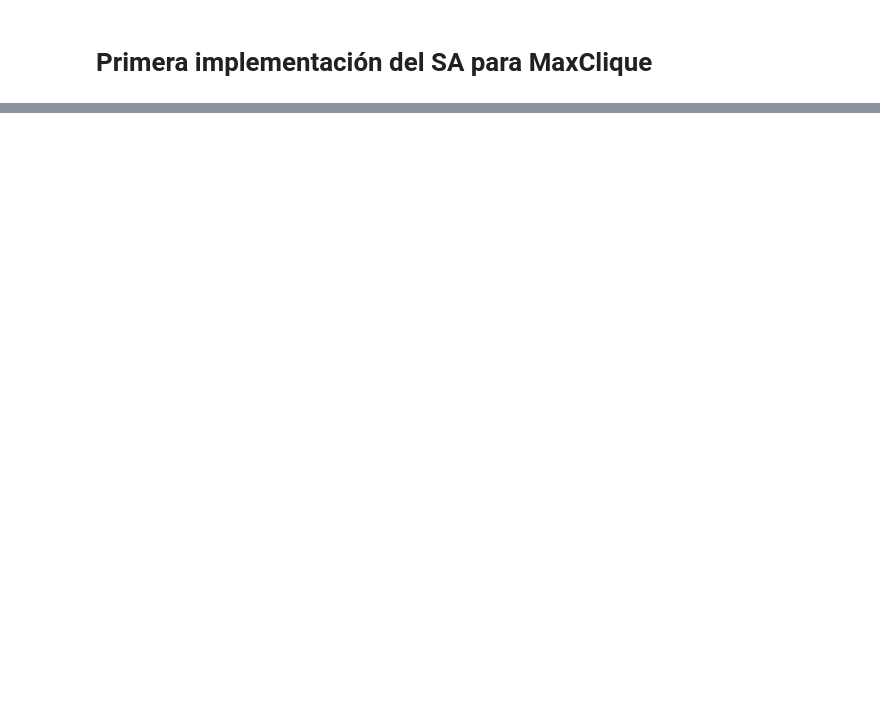
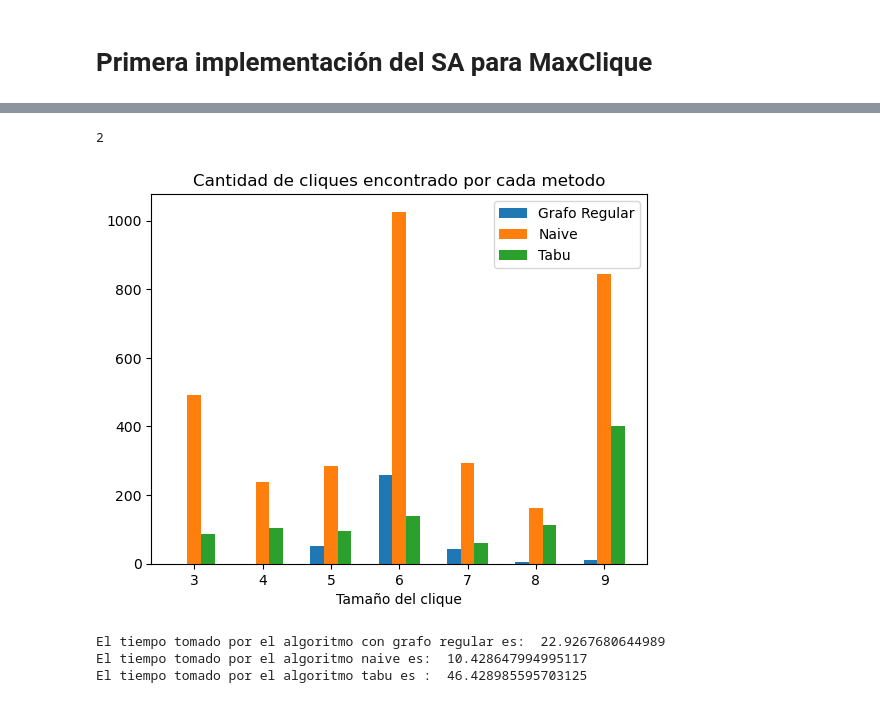
Before and after one commit to snadosas/clique_stochastic, a Jupyter notebook: DecisionMCliqueConSA_2.ipynb, the cells around one changed output, grey strips where cells are left out. Drawn from its saved outputs; the diff is of its cells as text; code cells hidden in the pictures; blank space fills up the shorter version.

```diff
--- a/DecisionMCliqueConSA_2.ipynb
+++ b/DecisionMCliqueConSA_2.ipynb
@@ -521,5 +680 @@ def MaxClique_SA(steps,A,m_inicial,beta, penalizacion,sensibilidad):
-# %%
-#Se elige una funcion de penalizacion
-def p_1(k):
-    return 1/(k**3)
 # %%
@@ -563,6 +688,9 @@ Se ha encontrado clique de tamaño  3
 # %%
 # Probemos ahora con el grafo C125.9
 ady = nx.adjacency_matrix(C125).todense()
-sigma_lol, n_lol = MaxClique_SA(100000, ady, 9, beta_lol, p_1, 1)
-print(n_lol)
+start = time.time()
+sigma_lol, n_lol,fq_naive = MaxClique_SA_naive(10000, ady, 9, beta_lol, p_1, 1)
+end  = time.time()
+time_naive = end-start
+count_cliques(fq_naive,250)
 # %% [output]
@@ -585,0 +816,8 @@ Se ha encontrado clique de tamaño  3
+# %%
+# Probemos ahora con el grafo C125.9
+ady = nx.adjacency_matrix(C125).todense()
+start = time.time()
+sigma_lol, n_lol,fq_tabu = MaxClique_SA_naive_tabu(10000, ady, 9, beta_lol, p_1, 1,50)
+end  = time.time()
+time_tabu = end-start
+count_cliques(fq_tabu,250)
@@ -585,0 +842,39 @@ Se ha encontrado clique de tamaño  3
+# %%
+def find_first_zero(arr):
+    n = len(arr)
+    for k in range(n):
+        if arr[n-k-1] != 0:
+            return n-k
+
+    return NaN
+# %%
+len([4,5])
+# %% [output]
+2
+# %%
+### Graficando los 3 metodos
+reg_cliqs = count_cliques(fq,250)
+naive_cliqs = count_cliques(fq_naive,250)
+tabu_cliqs = count_cliques(fq_tabu,250)
+
+zero_reg = find_first_zero(reg_cliqs)
+zero_naive = find_first_zero(naive_cliqs)
+zero_tabu = find_first_zero(tabu_cliqs)
+
+plt.bar( np.arange(3,zero_reg+3) -0.2, reg_cliqs[:zero_reg],width=0.2, label = 'Grafo Regular')
+plt.bar( np.arange(3,zero_naive+3), naive_cliqs[:zero_naive],width=0.2, label = 'Naive')
+plt.bar( np.arange(3,zero_tabu+3) + 0.2, tabu_cliqs[:zero_tabu], width=0.2,label = 'Tabu')
+plt.legend()
+plt.title("Cantidad de cliques encontrado por cada metodo")
+plt.xlabel("Tamaño del clique")
+plt.show()
+# %% [output]
+[figure, added]
+# %%
+print("El tiempo tomado por el algoritmo con grafo regular es: ", tiempo_reg)
+print("El tiempo tomado por el algoritmo naive es: ", time_naive)
+print("El tiempo tomado por el algoritmo tabu es : ", time_tabu)
+# %% [output]
+El tiempo tomado por el algoritmo con grafo regular es:  22.9267680644989
+El tiempo tomado por el algoritmo naive es:  10.428647994995117
+El tiempo tomado por el algoritmo tabu es :  46.428985595703125
```
Also changed, not shown: parts of 32 cells of this notebook.
